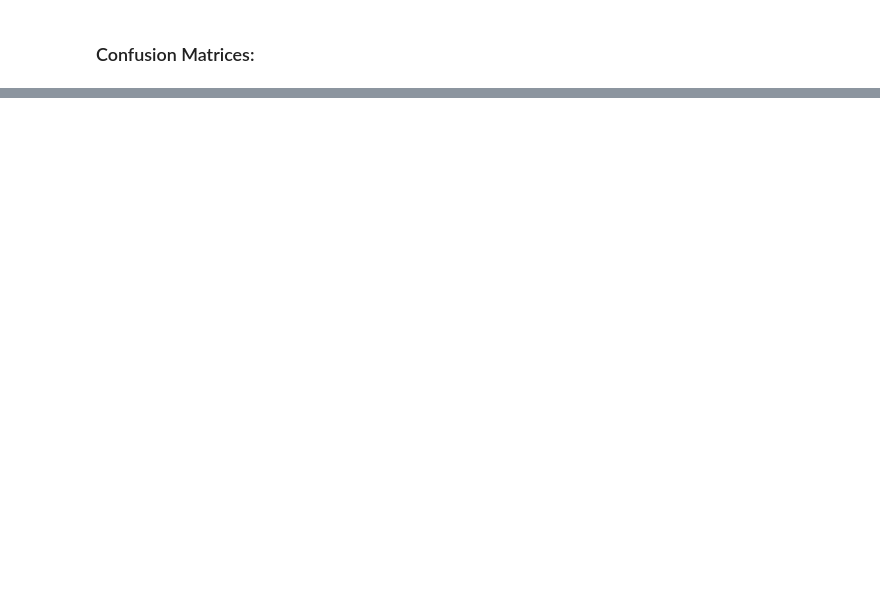
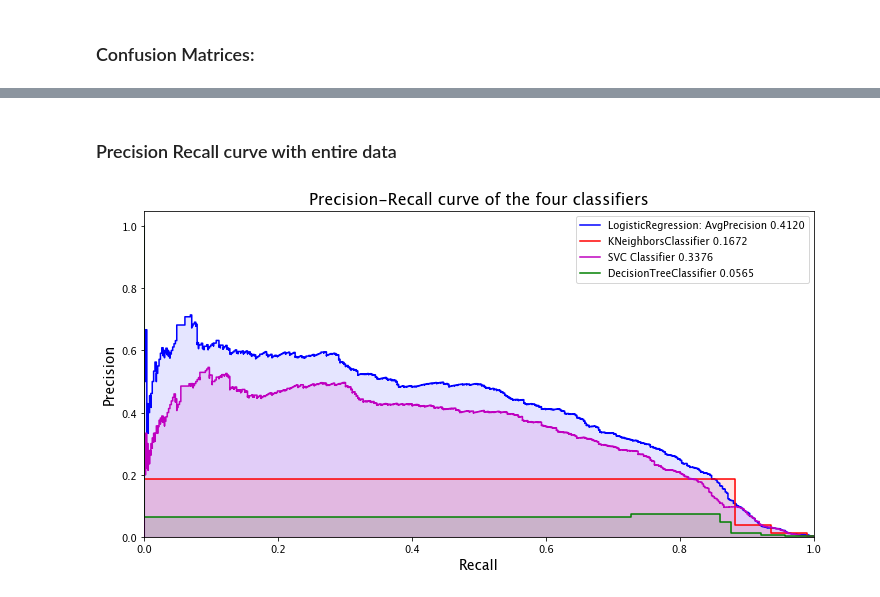
Before and after one commit to vspvikram/Fraud-Detection-And-Analysis, a Jupyter notebook: fraud_detection.ipynb, the cells around one changed output, grey strips where cells are left out. Drawn from its saved outputs; the diff is of its cells as text; code cells hidden in the pictures; blank space fills up the shorter version.

```diff
--- a/fraud_detection.ipynb
+++ b/fraud_detection.ipynb
@@ -528,0 +610,46 @@ plt.show()
+# %% [markdown]
+### Precision Recall curve with entire data
+# %%
+y_pred_orig_log_prob = log_reg.decision_function(X_orig)
+y_pred_orig_knears_prob = knears_neighbors.predict_proba(X_orig)[:,1]
+y_pred_orig_svc_prob = svc.decision_function(X_orig)
+y_pred_orig_tree_prob = tree_clf.predict_proba(X_orig)[:,1]
+
+aps_log_orig = average_precision_score(y_orig, y_pred_orig_log_prob)
+aps_knears_orig = average_precision_score(y_orig, y_pred_orig_knears_prob)
+aps_svc_orig = average_precision_score(y_orig, y_pred_orig_svc_prob)
+aps_tree_orig = average_precision_score(y_orig, y_pred_orig_tree_prob)
+# %%
+# Creating the precision recall curve and plotting it
+log_precision_orig, log_recall_orig, _ = precision_recall_curve(y_orig, y_pred_orig_log_prob)
+knears_precision_orig, knears_recall_orig, _ = precision_recall_curve(y_orig, y_pred_orig_knears_prob)
+svc_precision_orig, svc_recall_orig, _ = precision_recall_curve(y_orig, y_pred_orig_svc_prob)
+tree_precision_orig, tree_recall_orig, _ = precision_recall_curve(y_orig, y_pred_orig_tree_prob)
+
+fig = plt.figure(figsize=(12,6))
+
+plt.step(log_recall_orig, log_precision_orig, where='post', color='b',
+        label="LogisticRegression: AvgPrecision {0:.4f}".format(aps_log_orig))
+plt.fill_between(log_recall_orig, log_precision_orig, step="post", alpha=0.1, color='b')
+
+plt.step(knears_recall_orig, knears_precision_orig, where='post', color='r',
+        label="KNeighborsClassifier {0:.4f}".format(aps_knears_orig))
+plt.fill_between(knears_recall_orig, knears_precision_orig, step="post", alpha=0.1, color='r')
+
+plt.step(svc_recall_orig, svc_precision_orig, where='post', color='m',
+        label="SVC Classifier {0:.4f}".format(aps_svc_orig))
+plt.fill_between(svc_recall_orig, svc_precision_orig, step="post", alpha=0.1, color='m')
+
+plt.step(tree_recall_orig, tree_precision_orig, where='post', color='g',
+        label="DecisionTreeClassifier {0:.4f}".format(aps_tree_orig))
+plt.fill_between(tree_recall_orig, tree_precision_orig, step="post", alpha=0.1, color='g')
+
+plt.xlabel("Recall", fontsize=14)
+plt.ylabel("Precision", fontsize=14)
+plt.ylim([0.0, 1.05])
+plt.xlim([0.0, 1.0])
+plt.title("Precision-Recall curve of the four classifiers", fontsize=16)
+plt.legend()
+plt.show()
+# %% [output]
+[figure, added]
```
Also changed, not shown: parts of 25 cells of this notebook.
